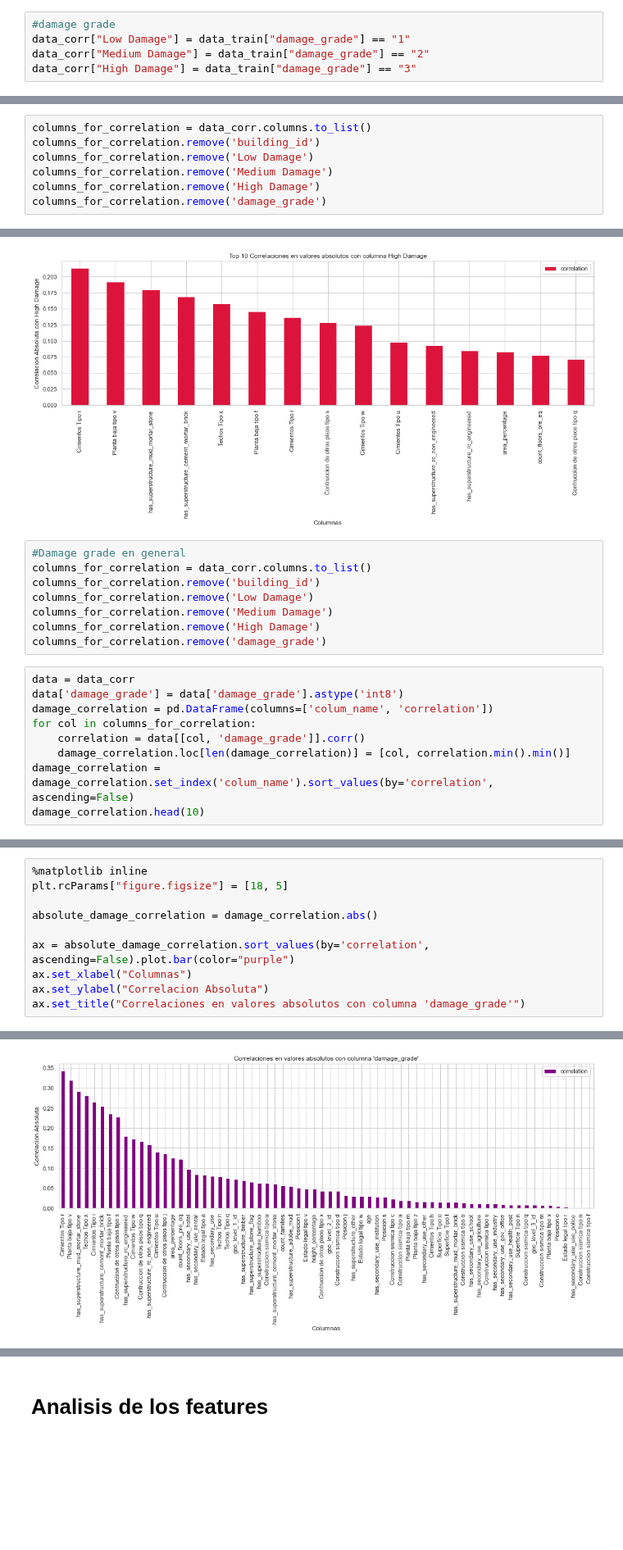
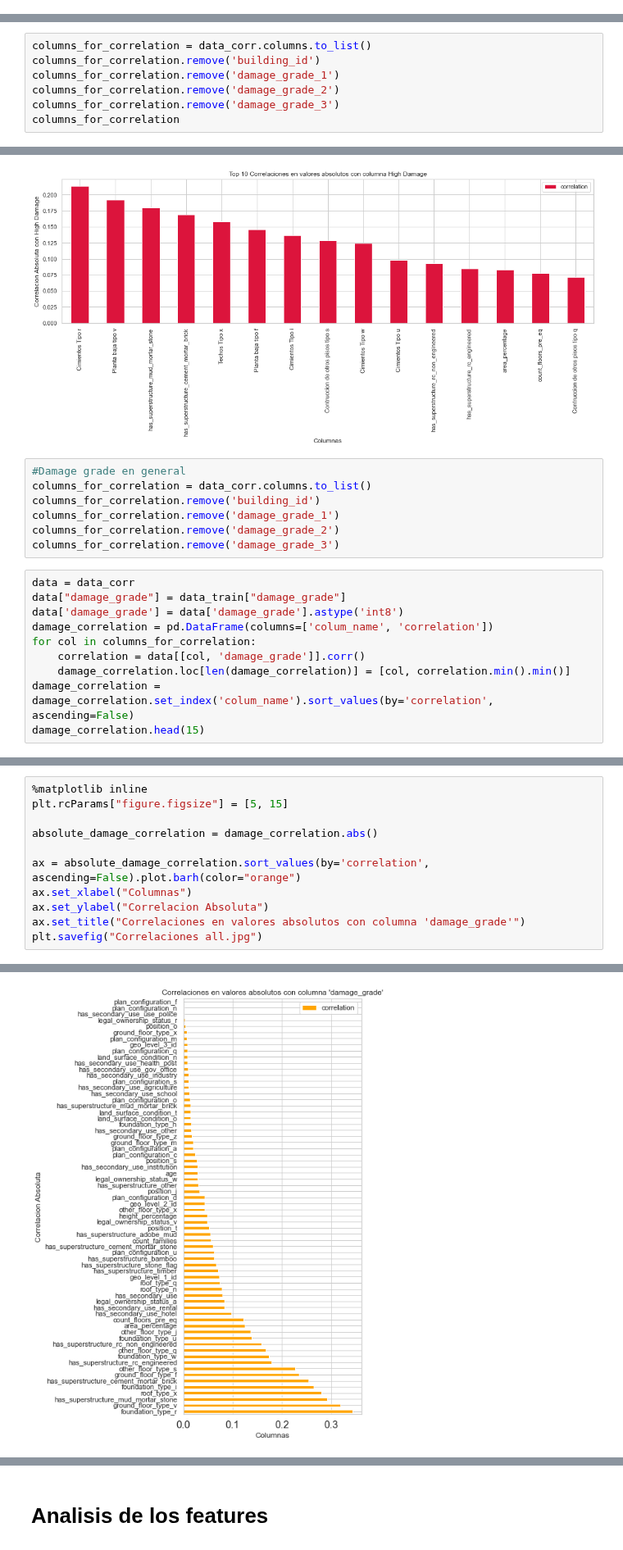
Before and after one commit to DanteReinaudo/EarthquakeDamagePrediction, a Jupyter notebook: tp2/analisis_de_features.ipynb, the cells around one changed output, grey strips where cells are left out. Shown at 82% size. Saved outputs shown, nothing was run; the diff lists cells and outputs as text; blank space fills up the shorter version.

```diff
--- a/tp2/analisis_de_features.ipynb
+++ b/tp2/analisis_de_features.ipynb
@@ -324,5 +262,0 @@ data_corr["Estado legal tipo w"] = data_train["legal_ownership_status"] == "w"
-# %%
-#damage grade
-data_corr["Low Damage"] = data_train["damage_grade"] == "1"
-data_corr["Medium Damage"] = data_train["damage_grade"] == "2"
-data_corr["High Damage"] = data_train["damage_grade"] == "3"
@@ -362,7 +280,7 @@ corr_matrix
 # %%
 columns_for_correlation = data_corr.columns.to_list()
 columns_for_correlation.remove('building_id')
-columns_for_correlation.remove('Low Damage')
-columns_for_correlation.remove('Medium Damage')
-columns_for_correlation.remove('High Damage')
-columns_for_correlation.remove('damage_grade')
+columns_for_correlation.remove('damage_grade_1')
+columns_for_correlation.remove('damage_grade_2')
+columns_for_correlation.remove('damage_grade_3')
+columns_for_correlation
@@ -534,19 +470,19 @@ Text(0.5, 1.0, 'Top 10 Correlaciones en valores absolutos con columna High Damag
 #Damage grade en general
 columns_for_correlation = data_corr.columns.to_list()
 columns_for_correlation.remove('building_id')
-columns_for_correlation.remove('Low Damage')
-columns_for_correlation.remove('Medium Damage')
-columns_for_correlation.remove('High Damage')
-columns_for_correlation.remove('damage_grade')
+columns_for_correlation.remove('damage_grade_1')
+columns_for_correlation.remove('damage_grade_2')
+columns_for_correlation.remove('damage_grade_3')
 # %%
 data = data_corr
+data["damage_grade"] = data_train["damage_grade"]
 data['damage_grade'] = data['damage_grade'].astype('int8')
 damage_correlation = pd.DataFrame(columns=['colum_name', 'correlation'])
 for col in columns_for_correlation:
     correlation = data[[col, 'damage_grade']].corr()
     damage_correlation.loc[len(damage_correlation)] = [col, correlation.min().min()]
 damage_correlation = damage_correlation.set_index('colum_name').sort_values(by='correlation', ascending=False)
-damage_correlation.head(10)
+damage_correlation.head(15)
 # %% [output]
 |  | correlation |
 | colum_name |  |
@@ -562,12 +498,13 @@ damage_correlation.head(10)
 | has_superstructure_adobe_mud | 0.06 |
 # %%
 %matplotlib inline
-plt.rcParams["figure.figsize"] = [18, 5]
+plt.rcParams["figure.figsize"] = [5, 15]
 
 absolute_damage_correlation = damage_correlation.abs()
 
-ax = absolute_damage_correlation.sort_values(by='correlation', ascending=False).plot.bar(color="purple")
+ax = absolute_damage_correlation.sort_values(by='correlation', ascending=False).plot.barh(color="orange")
 ax.set_xlabel("Columnas")
 ax.set_ylabel("Correlacion Absoluta")
 ax.set_title("Correlaciones en valores absolutos con columna 'damage_grade'")
+plt.savefig("Correlaciones all.jpg")
 # %% [output]
@@ -575,3 +511,3 @@ Text(0.5, 1.0, "Correlaciones en valores absolutos con columna 'damage_grade'")
-[figure, old version]
+[figure, new version]
 # %%
 %matplotlib inline
```
Also changed, not shown: parts of 17 cells of this notebook.
